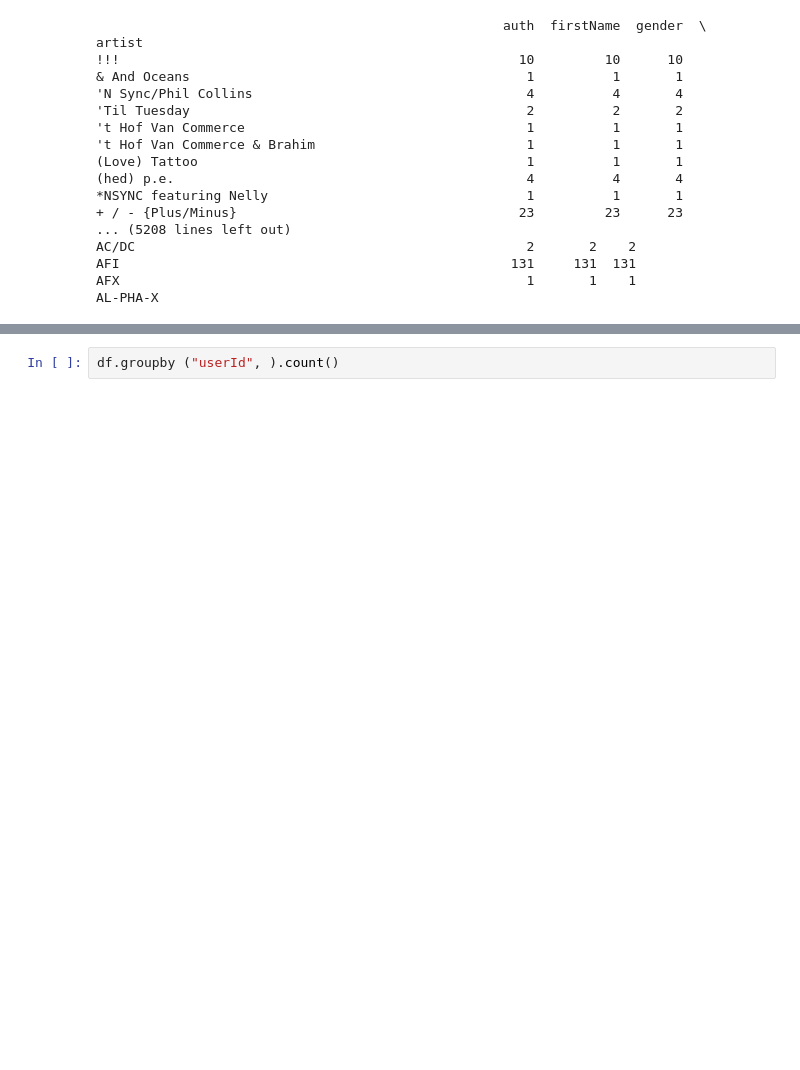
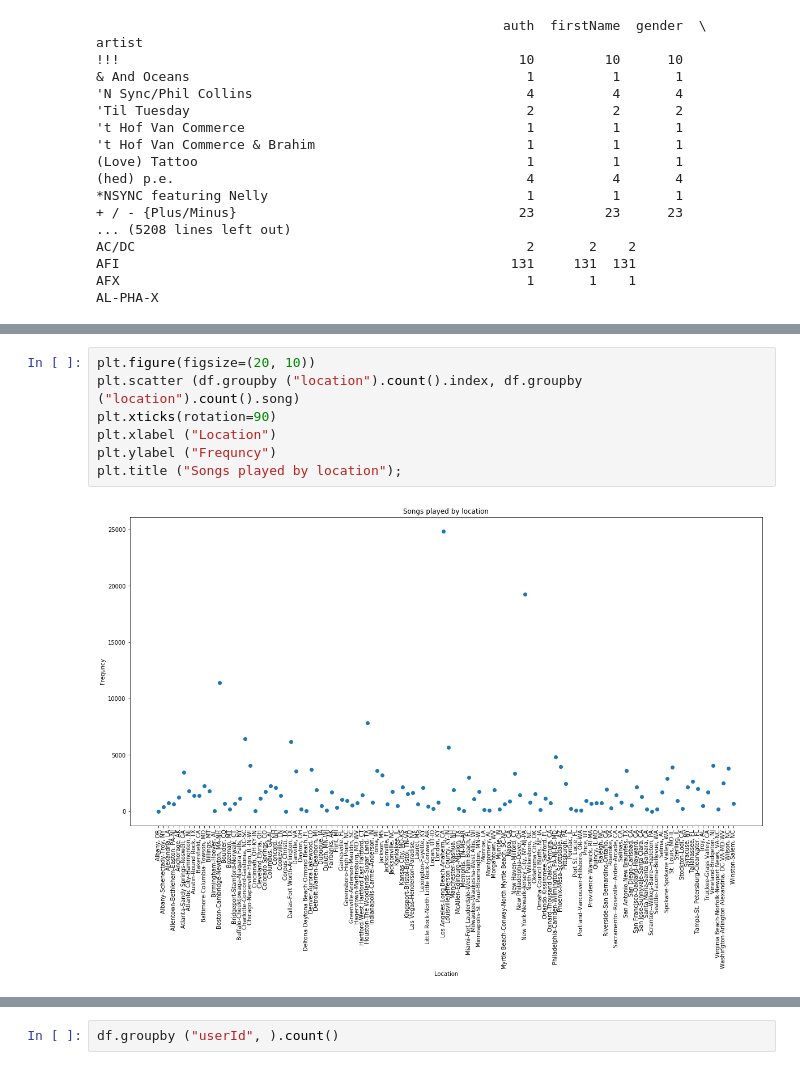
Before and after one commit to victorpovar/Sparkify, a Jupyter notebook: Sparkify.ipynb, the cells around one changed output, grey strips where cells are left out. Cells and saved outputs as stored; diff of their text form; blank space fills up the shorter version.

Commit message:
Updating the Sparkify.ipynb file
Updating the Sparkify.ipynb file with plots, results and conclusion comments.

```diff
--- a/Sparkify.ipynb
+++ b/Sparkify.ipynb
@@ -487,0 +508,9 @@ df.groupby ("location").count()
+# %%
+plt.figure(figsize=(20, 10))
+plt.scatter (df.groupby ("location").count().index, df.groupby ("location").count().song)
+plt.xticks(rotation=90)
+plt.xlabel ("Location")
+plt.ylabel ("Frequncy")
+plt.title ("Songs played by location");
+# %% [output]
+[figure, added]
```
Also changed, not shown: parts of 15 cells of this notebook.
